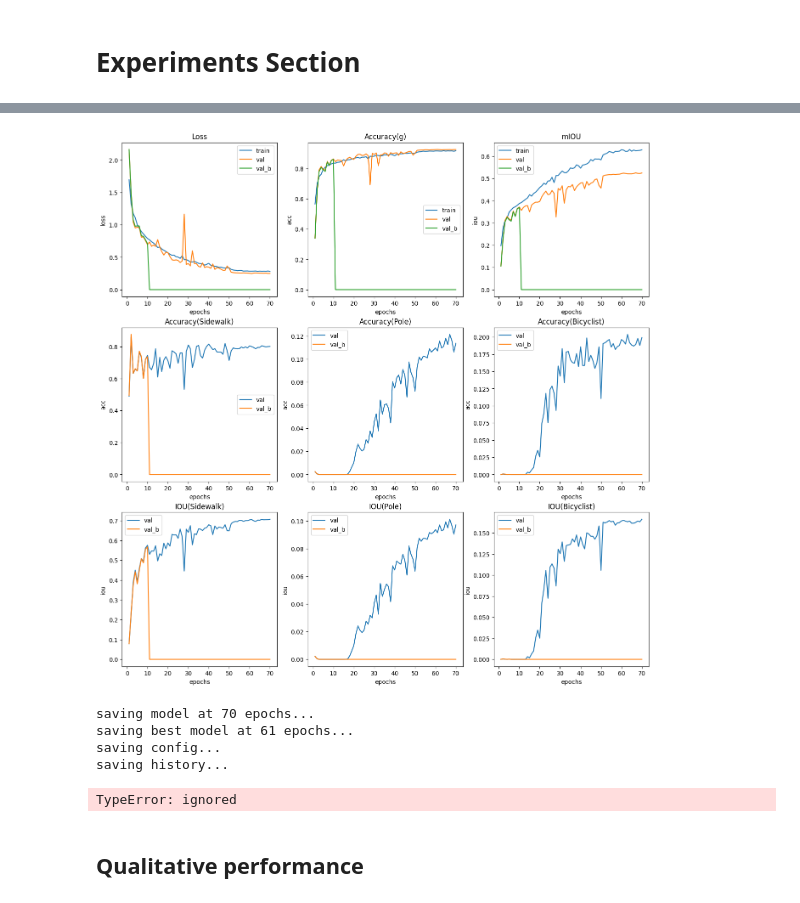
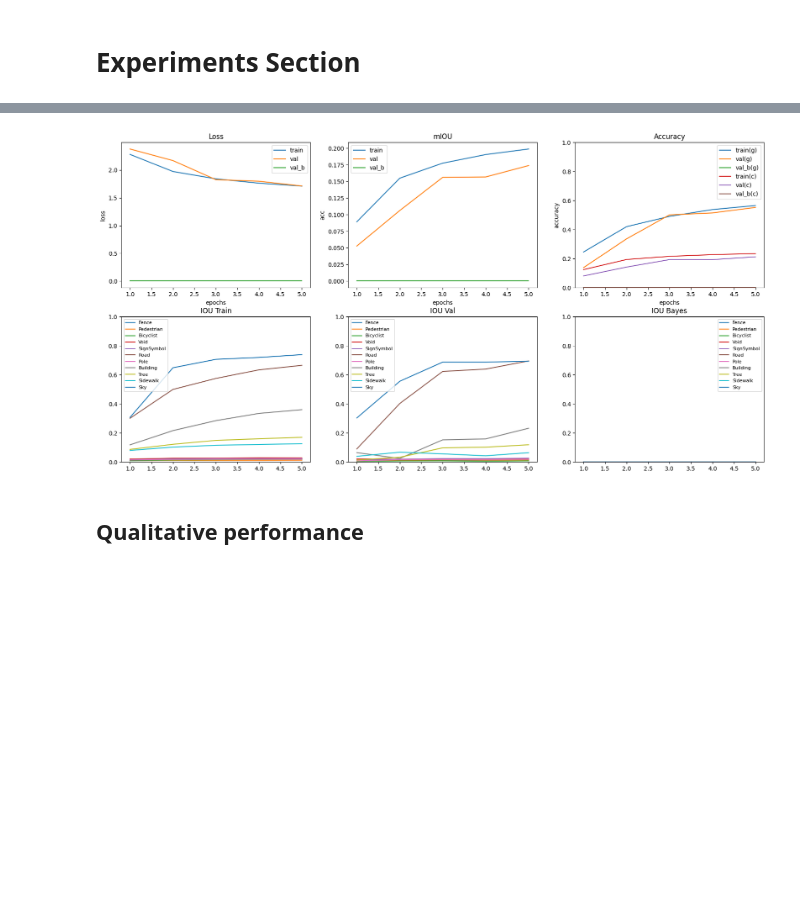
Before and after one commit to LeonY117/msc_project, a Jupyter notebook: notebooks/camvid.ipynb, the cells around one changed output, grey strips where cells are left out. Drawn from its saved outputs; the diff is of its cells as text; code cells hidden in the pictures; blank space fills up the shorter version.

```diff
--- a/notebooks/camvid.ipynb
+++ b/notebooks/camvid.ipynb
@@ -1404,8 +715,14 @@ class Unet(_Unet):
 # %%
-net_name = "mobilenet-v2"
-# net_name = "efficientnet-b0"
+# net_name = "mobilenet-v2"
+net_name = "efficientnet-b0"
 
-net = Unet(net_name, input_dim=(HEIGHT, WIDTH),dropout_p=0.5, constant_dropout=False, stochastic_depth_prob=0.2, num_classes=NUM_CLASSES)
+net = Unet(net_name,
+           input_dim=(HEIGHT, WIDTH),
+           dropout_p=0.5,
+           constant_dropout=False,
+           stochastic_depth_prob=0.2,
+           last_channel=0,
+           num_classes=NUM_CLASSES)
 
 print("----UNET----")
 size_all_mb = calculate_storage(net)
@@ -1424,10 +741,10 @@ moved network to cuda:0
 # %% [markdown]
 ### Dummy pass to see initial outputs
 # %%
-x_batch_sample, y_batch_sample = next(iter(val_dataloader))
+x_batch_sample, y_batch_sample = next(iter(test_dataloader))
 
-# net = net
-net = training_manager.net
+net = net
+# net = training_manager.net
 
 with torch.no_grad():
   net.eval()
@@ -2366,23 +1797,23 @@ def create_experiment_dir(config: dict) -> None:
 torch.cuda.empty_cache()
 
 config = {
-    'experiment': 'mobileNet(test)',
+    'experiment': 'NewWorkflowTest',
+    'description': '',
     'dataset': 'camvid',
     'num_classes': NUM_CLASSES,
     'model': 'mobilenet-v2',
     'input_dim': (HEIGHT, WIDTH),
     'loss': 'CE',
-    'lr': 1e-3,
+    'lr': 1e-4,
     'batch_size': 10,
     'weight_decay': 1e-5,
     'dropout_p': 0.3,
     'dropout_mode': 'linear',
     'stochastic_depth_prob': 0,
-    'k': 5,
+    'k': 10,
     'eval_subset': None,
     'patience': 100,
 }
 
-EXPERIMENT_DIR = create_experiment_dir(config)
-
 training_manager = TrainingManager(dataset_manager.datasets, config)
+result_manager = ResultsManager(training_manager)
@@ -2440,15 +1850,9 @@ Val: Acc(g) = 92.5165, Acc(c) = 55.3452, mIOU = 52.2447, Loss = 0.2536
 # %%
-training_manager.plot()
+result_manager.plot()
 # %% [output]
-[figure, old version]
+[figure, new version]
 # %%
-training_manager.save(EXPERIMENT_DIR, save_plot=True)
+result_manager.save(save_plot=True)
-# %% [output]
-saving model at 70 epochs...
-saving best model at 61 epochs...
-saving config...
-saving history...
-TypeError: ignored
 # %% [markdown]
 ## Qualitative performance
 # %%
```
Also changed, not shown: parts of 50 cells of this notebook, 11 other files.
